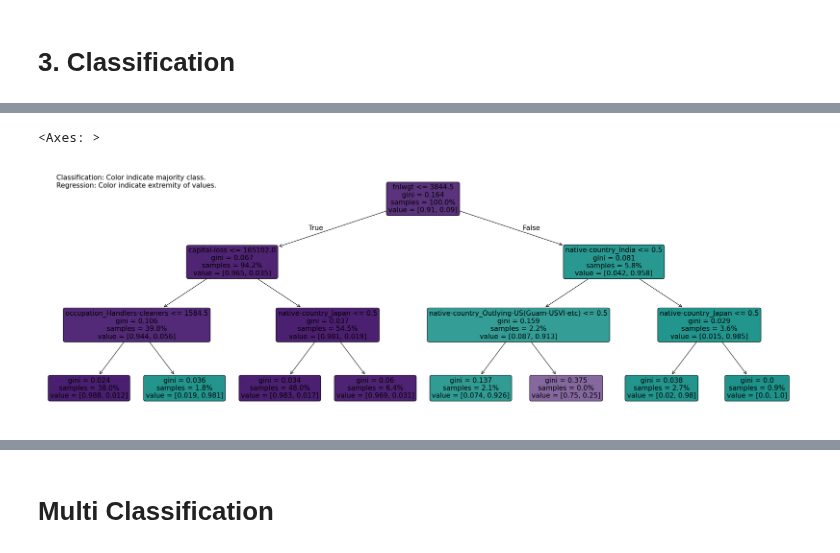
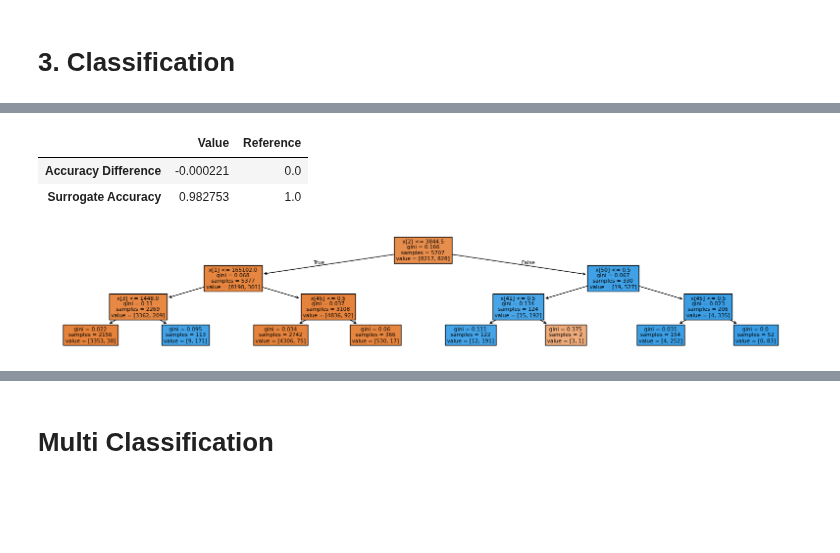
Before and after one commit to holistic-ai/holisticai, a Jupyter notebook: tutorials/explainability/demos/global_surrogate.ipynb, the cells around one changed output, grey strips where cells are left out. Saved outputs shown, nothing was run; the diff lists cells and outputs as text; code cells hidden in the pictures; blank space fills up the shorter version.

```diff
--- a/tutorials/explainability/demos/global_surrogate.ipynb
+++ b/tutorials/explainability/demos/global_surrogate.ipynb
@@ -66,7 +70,7 @@ dataset = dataset.train_test_split(test_size=0.2, random_state=42)
 train = dataset['test']
 test = dataset['test']
 
-model = LogisticRegression()
+model = LogisticRegression(solver="liblinear")
 model.fit(train['X'], train['y'])
 
 accuracy_score(test['y'], model.predict(test['X']))
@@ -104,7 +79,19 @@ classification_explainability_metrics(importances, partial_dependencies, conditi
-# %%
-from holisticai.explainability.plots import plot_surrogate
-
-plot_surrogate(importances)
-# %% [output]
-<Axes: >
-[figure, removed]
+# %%
+from holisticai.utils import BinaryClassificationProxy
+proxy = BinaryClassificationProxy(predict=model.predict)
+# %%
+surrogate = SurrogateModel(proxy, train['X'], model_type='shallow_tree')
+metrics = surrogate_metrics.classification_explainability_metrics(proxy, surrogate, train['X'], train['y'], metric_type="performance")
+metrics
+# %% [output]
+|  | Value | Reference |
+| Accuracy Difference | -0.000221 | 0.0 |
+| Surrogate Accuracy | 0.982753 | 1.0 |
+# %%
+from sklearn.tree import plot_tree
+import matplotlib.pyplot as plt
+
+plt.figure(figsize=(20,3))
+_ = plot_tree(surrogate._surrogate, filled=True)
+# %% [output]
+[figure, added]
```
Also changed, not shown: parts of 17 cells of this notebook, 16 other files.
